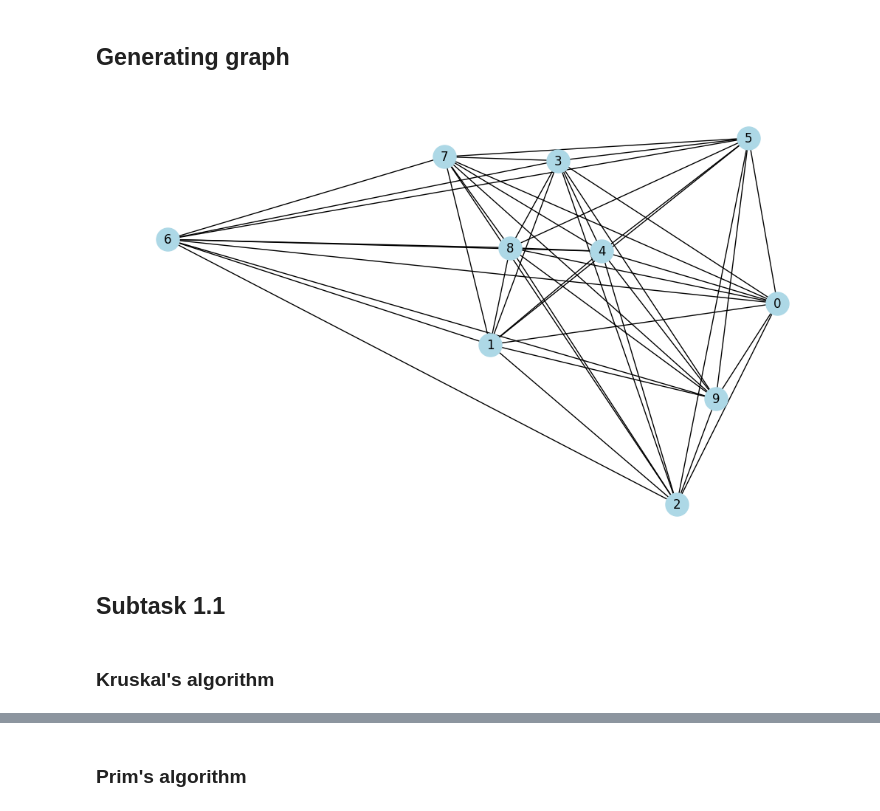
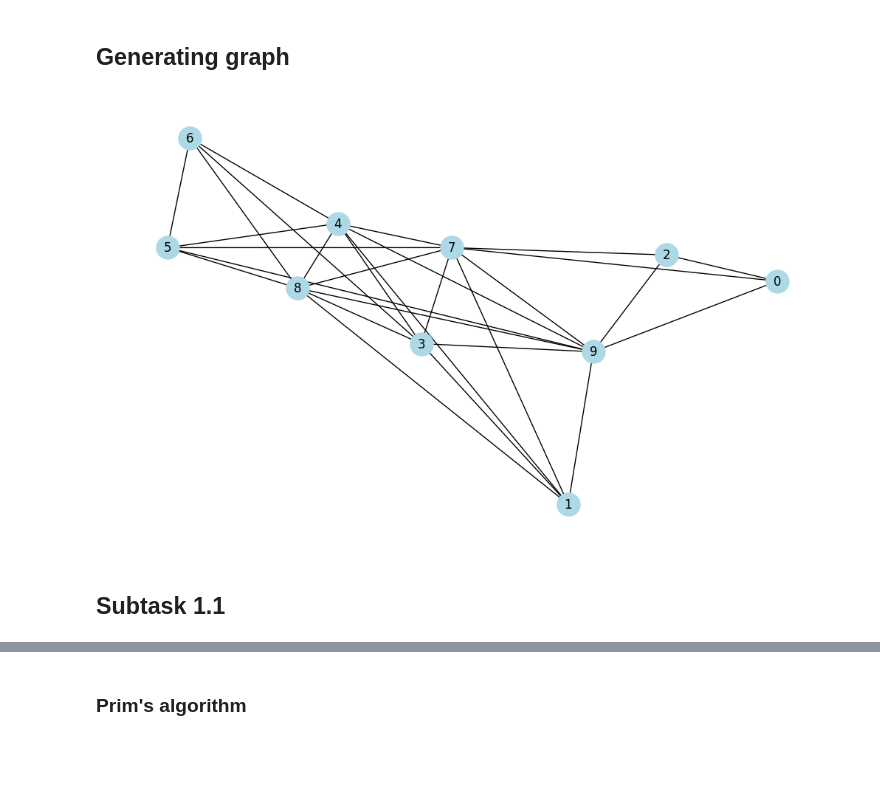
Before and after one commit to Oleksii-Lasiichuk/discrete_math_lab, a Jupyter notebook: Lab1_trees.ipynb, the cells around one changed output, grey strips where cells are left out. Saved outputs shown, nothing was run; the diff lists cells and outputs as text; code cells hidden in the pictures; blank space fills up the shorter version.

```diff
--- a/Lab1_trees.ipynb
+++ b/Lab1_trees.ipynb
@@ -79,10 +79,8 @@ def gnp_random_connected_graph(num_of_nodes: int,
 
     return G
 # %%
-G = gnp_random_connected_graph(10, 1, False, True)
+G = gnp_random_connected_graph(10, 0.5, False, True)
 # %% [output]
-[figure, old version]
+[figure, new version]
 # %% [markdown]
 ## Subtask 1.1
-# %% [markdown]
-### Kruskal's algorithm
```
Also changed, not shown: parts of 19 cells of this notebook.
